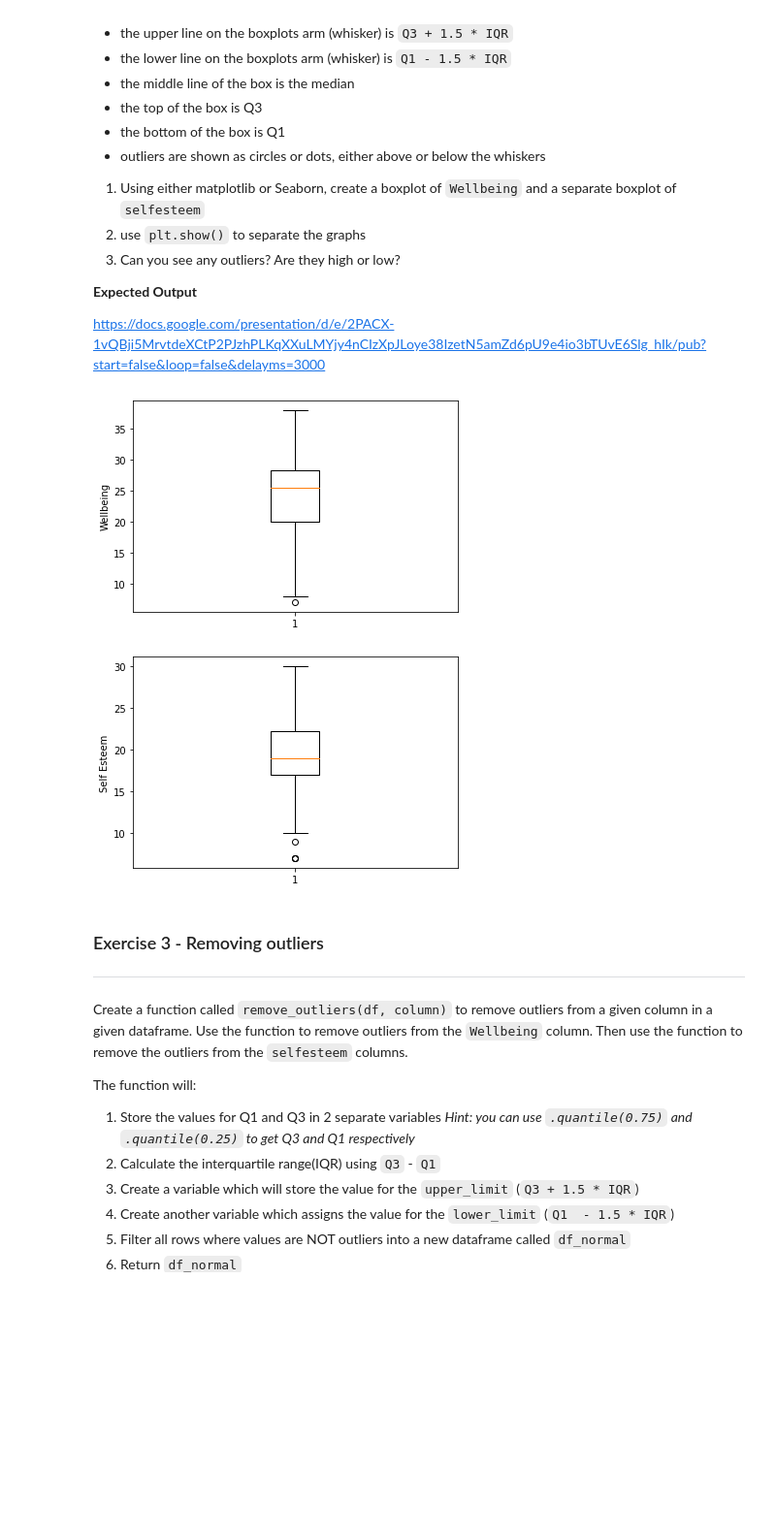
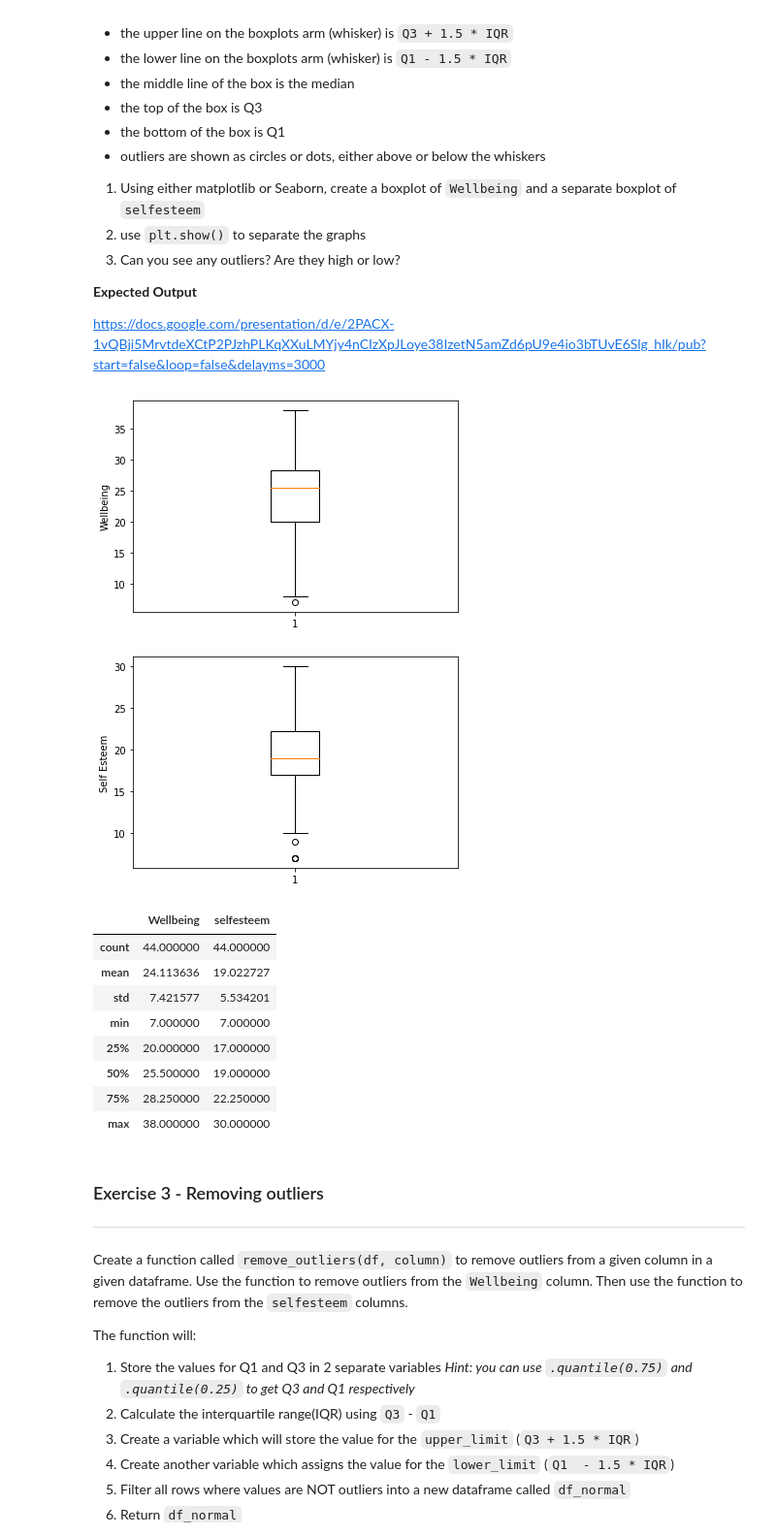
Before and after one commit to Imran-Github22/Imran-Github22, a Jupyter notebook: 8_2_Correlation_exercises.ipynb, the cells around one changed output. Shown at 97% size. Drawn from its saved outputs; the diff is of its cells as text; code cells hidden in the pictures; blank space fills up the shorter version.

```diff
--- a/8_2_Correlation_exercises.ipynb
+++ b/8_2_Correlation_exercises.ipynb
@@ -131,23 +131,33 @@ https://docs.google.com/presentation/d/e/2PACX-1vQBji5MrvtdeXCtP2PJzhPLKqXXuLMYj
 # %%
 # Draw the plot
 def show_boxplot(x, xlabel=None, ylabel=None):
   import matplotlib.pyplot as plt
   # Draw the Boxplot
   plt.boxplot(x=x)
   plt.xlabel(xlabel)
   plt.ylabel(ylabel)
   plt.show()
 
 # Create the variables
 w = psyc_df['Wellbeing']
 s = psyc_df['selfesteem']
 
 # Show the boxplot
 show_boxplot(w, '', 'Wellbeing')
 show_boxplot(s, '' , 'Self Esteem')
+display(psyc_df[['Wellbeing', 'selfesteem']].describe())
 # %% [output]
 [figure]
 [figure]
+|  | Wellbeing | selfesteem |
+| count | 44.000000 | 44.000000 |
+| mean | 24.113636 | 19.022727 |
+| std | 7.421577 | 5.534201 |
+| min | 7.000000 | 7.000000 |
+| 25% | 20.000000 | 17.000000 |
+| 50% | 25.500000 | 19.000000 |
+| 75% | 28.250000 | 22.250000 |
+| max | 38.000000 | 30.000000 |
 # %% [markdown]
 ### Exercise 3 - Removing outliers
 ---
```
Also changed, not shown: parts of 1 cell of this notebook.
